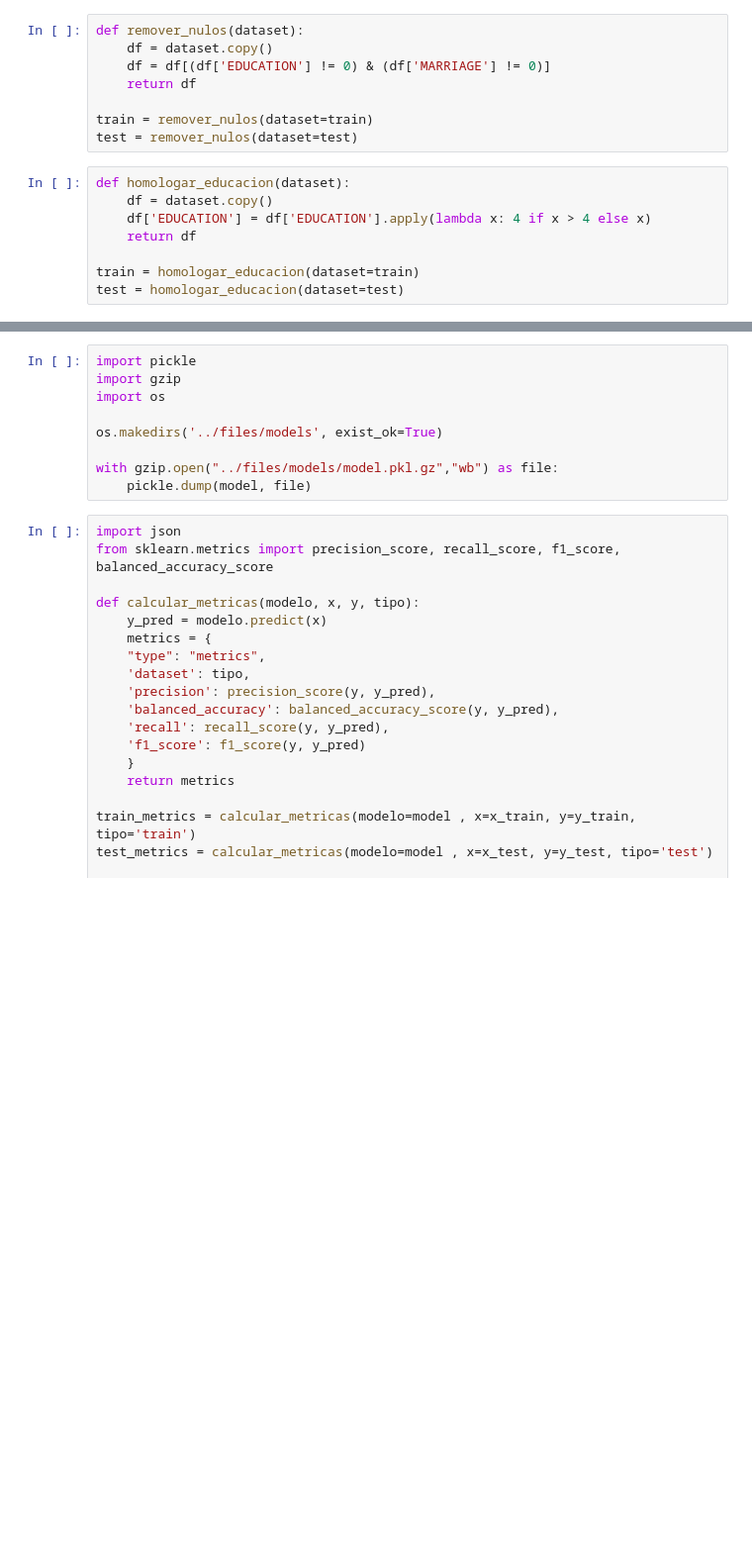
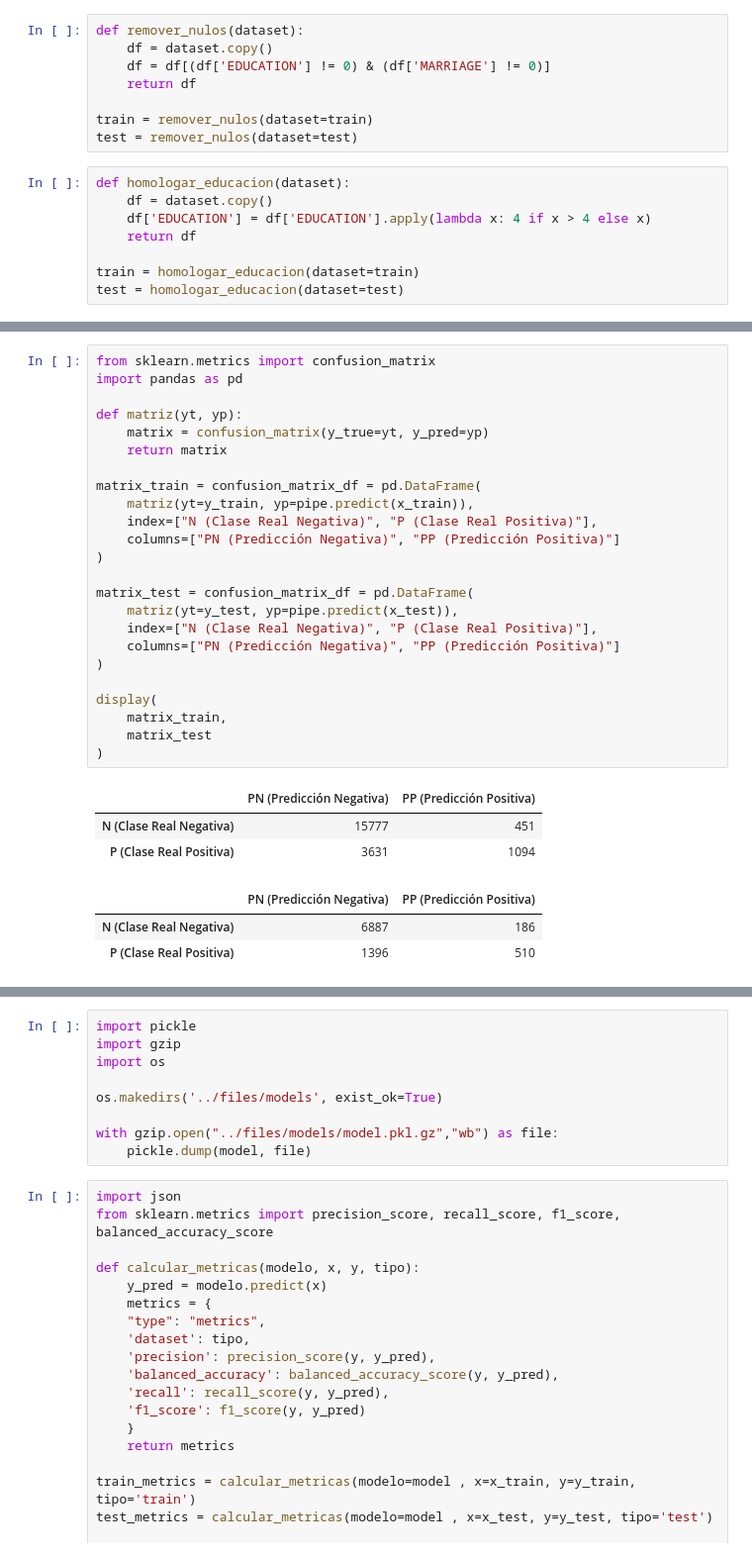
Before and after one commit to 2024-2-analitica-predictiva/20204-2-LAB-02-prediccion-del-default-usando-logreg-Felipe-Arikpa, a Jupyter notebook: homework/notebook.ipynb, the cells around one changed output, grey strips where cells are left out. Shown at 99% size. Drawn from its saved outputs; the diff is of its cells as text; blank space fills up the shorter version.

```diff
--- a/homework/notebook.ipynb
+++ b/homework/notebook.ipynb
@@ -92 +151,32 @@ pipeline = Pipeline(
+# %%
+from sklearn.metrics import confusion_matrix
+import pandas as pd
+
+def matriz(yt, yp):
+    matrix = confusion_matrix(y_true=yt, y_pred=yp)
+    return matrix
+
+matrix_train = confusion_matrix_df = pd.DataFrame(
+    matriz(yt=y_train, yp=pipe.predict(x_train)),
+    index=["N (Clase Real Negativa)", "P (Clase Real Positiva)"],
+    columns=["PN (Predicción Negativa)", "PP (Predicción Positiva)"]
+)
+
+matrix_test = confusion_matrix_df = pd.DataFrame(
+    matriz(yt=y_test, yp=pipe.predict(x_test)),
+    index=["N (Clase Real Negativa)", "P (Clase Real Positiva)"],
+    columns=["PN (Predicción Negativa)", "PP (Predicción Positiva)"]
+)
+
+display(
+    matrix_train,
+    matrix_test
+)
+# %% [output]
+|  | PN (Predicción Negativa) | PP (Predicción Positiva) |
+| N (Clase Real Negativa) | 15777 | 451 |
+| P (Clase Real Positiva) | 3631 | 1094 |
+|  | PN (Predicción Negativa) | PP (Predicción Positiva) |
+| N (Clase Real Negativa) | 6887 | 186 |
+| P (Clase Real Positiva) | 1396 | 510 |
 # %%
```
Also changed, not shown: parts of 13 cells of this notebook, 1 other file.
